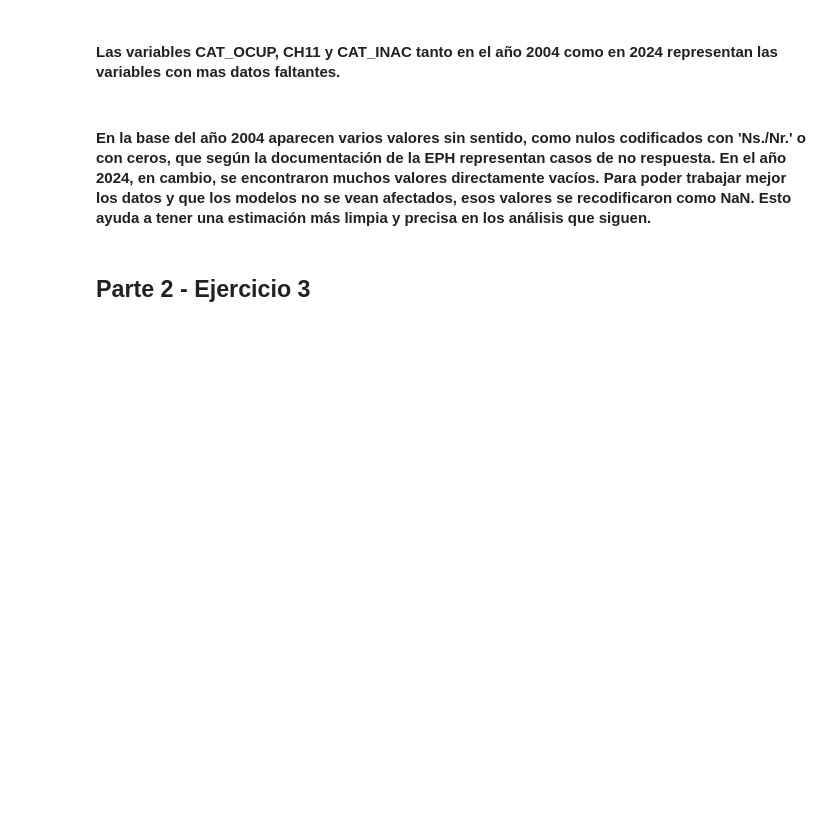
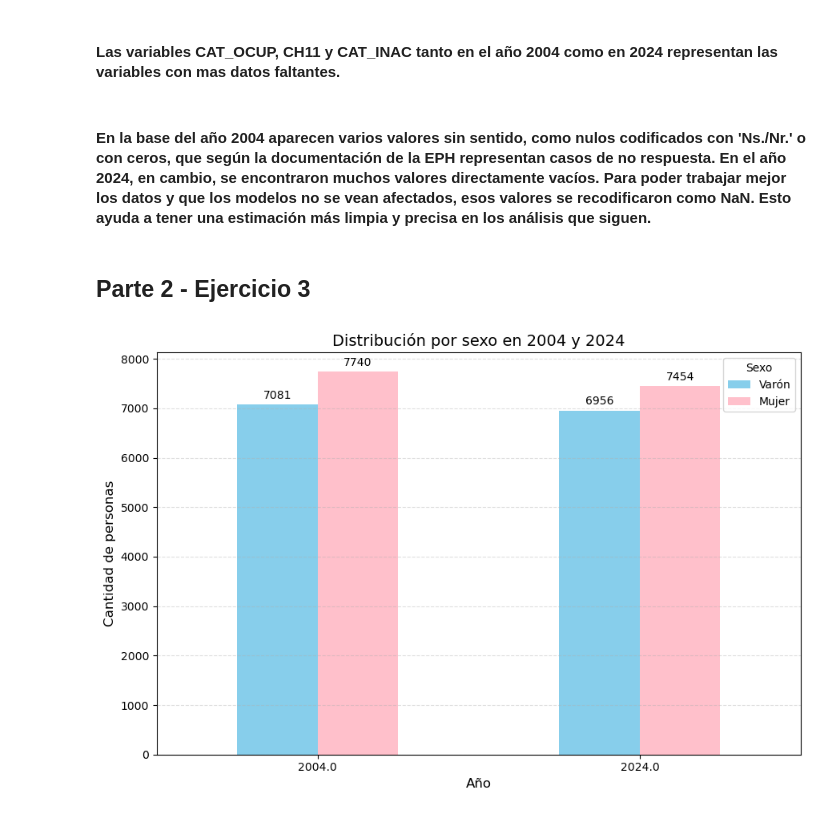
Before and after one commit to MaxiPetrini/BigDataUBA-Grupo16, a Jupyter notebook: TP2/tp2.ipynb, the cells around one changed output. Cells and saved outputs as stored; diff of their text form; code cells hidden in the pictures; blank space fills up the shorter version.

```diff
--- a/TP2/tp2.ipynb
+++ b/TP2/tp2.ipynb
@@ -9,6 +9,8 @@ Según el INDEC, una persona se considera desocupada si no tiene trabajo, está
 # %%
 import pandas as pd
 import numpy as np
+import seaborn as sns
+import matplotlib.pyplot as plt
 
 df_2024 = pd.read_excel("usu_individual_T124.xlsx")
 df_2004 = pd.read_stata("usu_individual_T104.dta")
@@ -166,22 +168,8 @@ strings = {
     }
 }
 
-df_2024['REGION'] = df_2024['REGION'].astype(str).str.strip().map(strings['REGION'])
-df_2024['H15'] = df_2024['H15'].astype(str).str.strip().map(strings['H15'])
-df_2024['CAT_OCUP'] = df_2024['CAT_OCUP'].astype(str).str.strip().map(strings['CAT_OCUP'])
-df_2024['CH04'] = df_2024['CH04'].astype(str).str.strip().map(strings['CH04'])
-df_2024['AGLOMERADO'] = df_2024['AGLOMERADO'].astype(str).str.strip().map(strings['AGLOMERADO'])
-df_2024['CH03'] = df_2024['CH03'].astype(str).str.strip().map(strings['CH03'])
-df_2024['CH07'] = df_2024['CH07'].astype(str).str.strip().map(strings['CH07'])
-df_2024['CH09'] = df_2024['CH09'].astype(str).str.strip().map(strings['CH09'])
-df_2024['CH10'] = df_2024['CH10'].astype(str).str.strip().map(strings['CH10'])
-df_2024['CH11'] = df_2024['CH11'].astype(str).str.strip().map(strings['CH11'])
-df_2024['NIVEL_ED'] = df_2024['NIVEL_ED'].astype(str).str.strip().map(strings['NIVEL_ED'])
-df_2024['CH08'] = df_2024['CH08'].astype(str).str.strip().map(strings['CH08'])
-df_2024['CH16'] = df_2024['CH16'].astype(str).str.strip().map(strings['CH16'])
-df_2024['ESTADO'] = df_2024['ESTADO'].astype(str).str.strip().map(strings['ESTADO'])
-df_2024['CAT_INAC'] = df_2024['CAT_INAC'].astype(str).str.strip().map(strings['CAT_INAC'])
-df_2024['CH12'] = df_2024['CH12'].astype(str).str.strip().map(strings['CH12'])
+for col, mapping in strings.items():
+    df_2024[col] = df_2024[col].astype(str).str.strip().map(mapping)
 
 
 df_2004 = df_2004[df_2004['REGION'] == "Pampeana"].copy()
@@ -254,3 +242,33 @@ CH12: 1 faltantes
 #### En la base del año 2004 aparecen varios valores sin sentido, como nulos codificados con 'Ns./Nr.' o con ceros, que según la documentación de la EPH representan casos de no respuesta. En el año 2024, en cambio, se encontraron muchos valores directamente vacíos. Para poder trabajar mejor los datos y que los modelos no se vean afectados, esos valores se recodificaron como NaN. Esto ayuda a tener una estimación más limpia y precisa en los análisis que siguen.
 # %% [markdown]
 ## Parte 2 - Ejercicio 3
+# %%
+df_sexo = df_combined[
+    (df_combined['ANO4'].isin([2004, 2024])) &
+    (df_combined['CH04'].isin([1, 2, 'Varón', 'Mujer', ' Mujer']))
+][['ANO4', 'CH04']].copy()
+
+df_sexo['CH04'] = df_sexo['CH04'].astype(str).str.strip()
+df_sexo['CH04'] = df_sexo['CH04'].replace({'1': 'Varón', '2': 'Mujer'})
+
+sexo_counts = df_sexo.groupby(['ANO4', 'CH04']).size().unstack()
+sexo_counts = sexo_counts[['Varón', 'Mujer']]
+
+colors = ['skyblue', 'pink']
+
+ax = sexo_counts.plot(kind='bar', figsize=(9, 6), color=colors)
+
+plt.title('Distribución por sexo en 2004 y 2024', fontsize=14)
+plt.xlabel('Año', fontsize=12)
+plt.ylabel('Cantidad de personas', fontsize=12)
+plt.xticks(rotation=0)
+plt.legend(title='Sexo')
+
+for container in ax.containers:
+    ax.bar_label(container, fontsize=10, padding=3)
+
+plt.tight_layout()
+plt.grid(axis='y', linestyle='--', alpha=0.4)
+plt.show()
+# %% [output]
+[figure, added]
```
Also changed, not shown: parts of 7 cells of this notebook.
